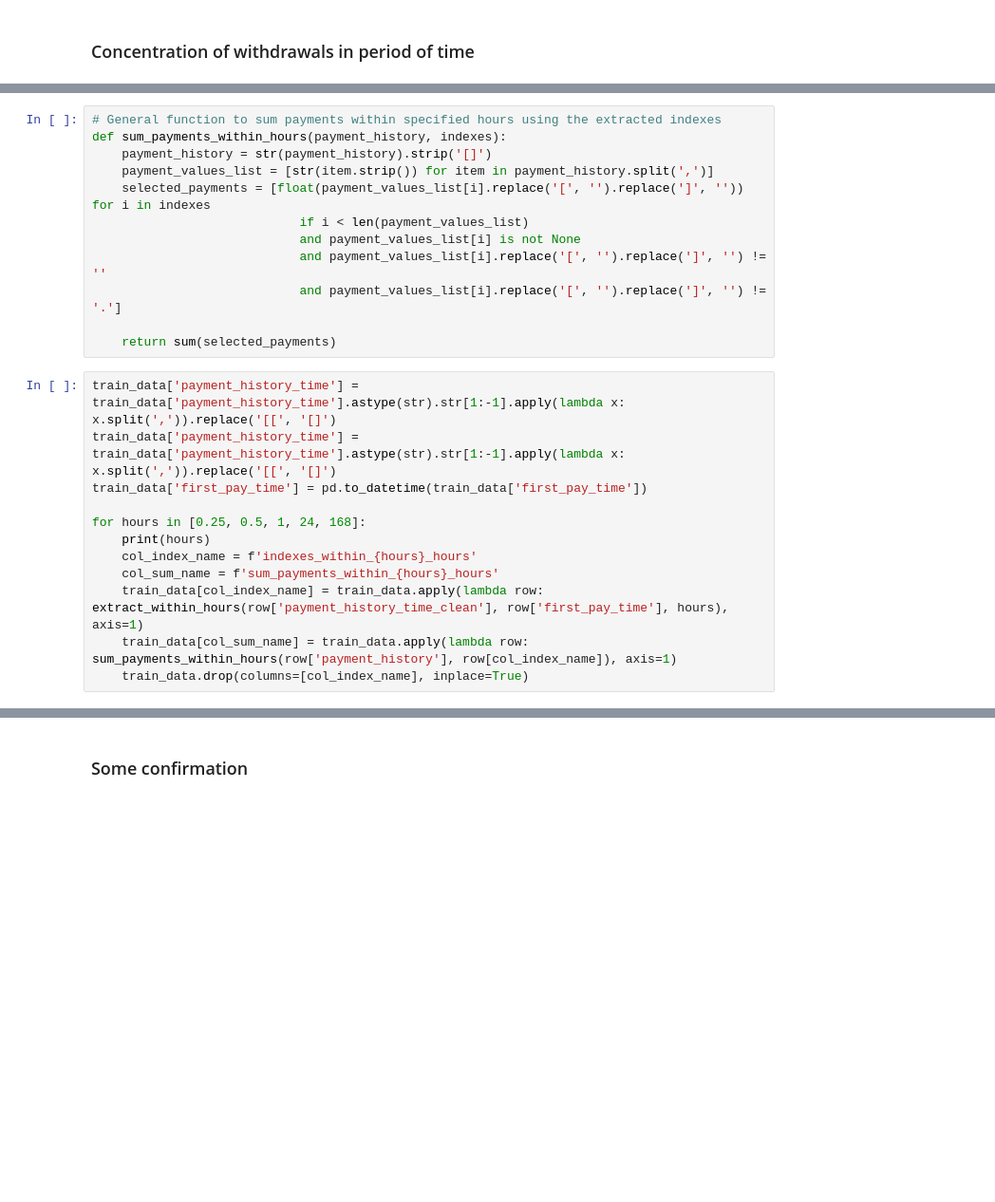
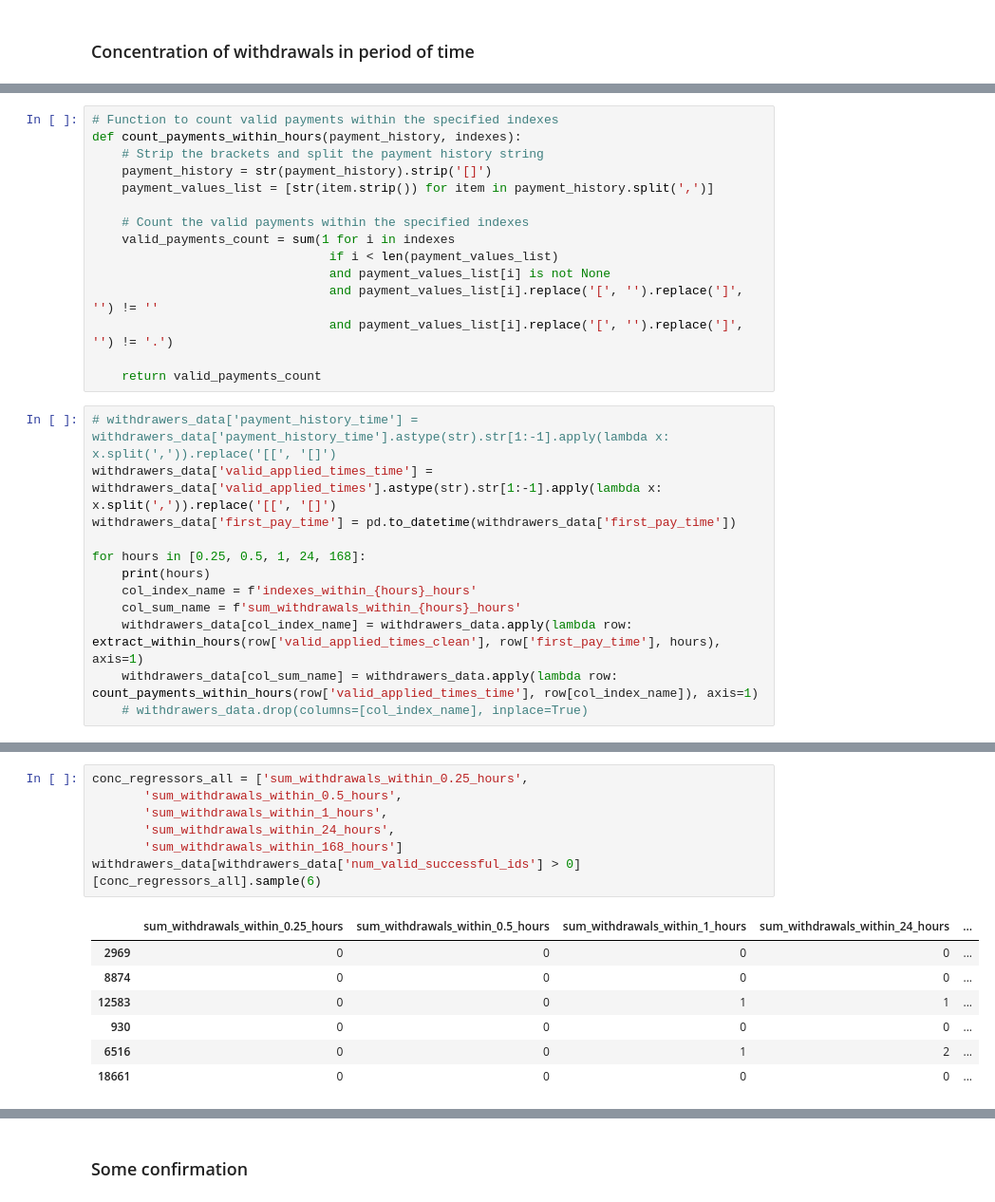
Before and after one commit to PereFuster/Colin-s-insight-rules, a Jupyter notebook: Analysis of withdrawal apply.ipynb, the cells around one changed output, grey strips where cells are left out. Shown at 95% size. Drawn from its saved outputs; the diff is of its cells as text; blank space fills up the shorter version.

```diff
--- a/Analysis of withdrawal apply.ipynb
+++ b/Analysis of withdrawal apply.ipynb
@@ -1068,24 +1137,27 @@ NameError: name 'train_data' is not defined
 # %%
-# General function to sum payments within specified hours using the extracted indexes
-def sum_payments_within_hours(payment_history, indexes):
+# Function to count valid payments within the specified indexes
+def count_payments_within_hours(payment_history, indexes):
+    # Strip the brackets and split the payment history string
     payment_history = str(payment_history).strip('[]')
     payment_values_list = [str(item.strip()) for item in payment_history.split(',')]
-    selected_payments = [float(payment_values_list[i].replace('[', '').replace(']', '')) for i in indexes
-                            if i < len(payment_values_list)
-                            and payment_values_list[i] is not None
-                            and payment_values_list[i].replace('[', '').replace(']', '') != ''
-                            and payment_values_list[i].replace('[', '').replace(']', '') != '.']
 
-    return sum(selected_payments)
+    # Count the valid payments within the specified indexes
+    valid_payments_count = sum(1 for i in indexes
+                                if i < len(payment_values_list)
+                                and payment_values_list[i] is not None
+                                and payment_values_list[i].replace('[', '').replace(']', '') != ''
+                                and payment_values_list[i].replace('[', '').replace(']', '') != '.')
+
+    return valid_payments_count
 # %%
-train_data['payment_history_time'] = train_data['payment_history_time'].astype(str).str[1:-1].apply(lambda x: x.split(',')).replace('[[', '[]')
-train_data['payment_history_time'] = train_data['payment_history_time'].astype(str).str[1:-1].apply(lambda x: x.split(',')).replace('[[', '[]')
-train_data['first_pay_time'] = pd.to_datetime(train_data['first_pay_time'])
+# withdrawers_data['payment_history_time'] = withdrawers_data['payment_history_time'].astype(str).str[1:-1].apply(lambda x: x.split(',')).replace('[[', '[]')
+withdrawers_data['valid_applied_times_time'] = withdrawers_data['valid_applied_times'].astype(str).str[1:-1].apply(lambda x: x.split(',')).replace('[[', '[]')
+withdrawers_data['first_pay_time'] = pd.to_datetime(withdrawers_data['first_pay_time'])
 
 for hours in [0.25, 0.5, 1, 24, 168]:
     print(hours)
     col_index_name = f'indexes_within_{hours}_hours'
-    col_sum_name = f'sum_payments_within_{hours}_hours'
-    train_data[col_index_name] = train_data.apply(lambda row: extract_within_hours(row['payment_history_time_clean'], row['first_pay_time'], hours), axis=1)
-    train_data[col_sum_name] = train_data.apply(lambda row: sum_payments_within_hours(row['payment_history'], row[col_index_name]), axis=1)
-    train_data.drop(columns=[col_index_name], inplace=True)
+    col_sum_name = f'sum_withdrawals_within_{hours}_hours'
+    withdrawers_data[col_index_name] = withdrawers_data.apply(lambda row: extract_within_hours(row['valid_applied_times_clean'], row['first_pay_time'], hours), axis=1)
+    withdrawers_data[col_sum_name] = withdrawers_data.apply(lambda row: count_payments_within_hours(row['valid_applied_times_time'], row[col_index_name]), axis=1)
+    # withdrawers_data.drop(columns=[col_index_name], inplace=True)
@@ -1095,0 +1190,15 @@ for hours in [0.25, 0.5, 1, 24, 168]:
+# %%
+conc_regressors_all = ['sum_withdrawals_within_0.25_hours',
+       'sum_withdrawals_within_0.5_hours',
+       'sum_withdrawals_within_1_hours',
+       'sum_withdrawals_within_24_hours',
+       'sum_withdrawals_within_168_hours']
+withdrawers_data[withdrawers_data['num_valid_successful_ids'] > 0][conc_regressors_all].sample(6)
+# %% [output]
+|  | sum_withdrawals_within_0.25_hours | sum_withdrawals_within_0.5_hours | sum_withdrawals_within_1_hours | sum_withdrawals_within_24_hours | ... |
+| 2969 | 0 | 0 | 0 | 0 | ... |
+| 8874 | 0 | 0 | 0 | 0 | ... |
+| 12583 | 0 | 0 | 1 | 1 | ... |
+| 930 | 0 | 0 | 0 | 0 | ... |
+| 6516 | 0 | 0 | 1 | 2 | ... |
+| 18661 | 0 | 0 | 0 | 0 | ... |
```
Also changed, not shown: parts of 31 cells of this notebook, 1 other file.
